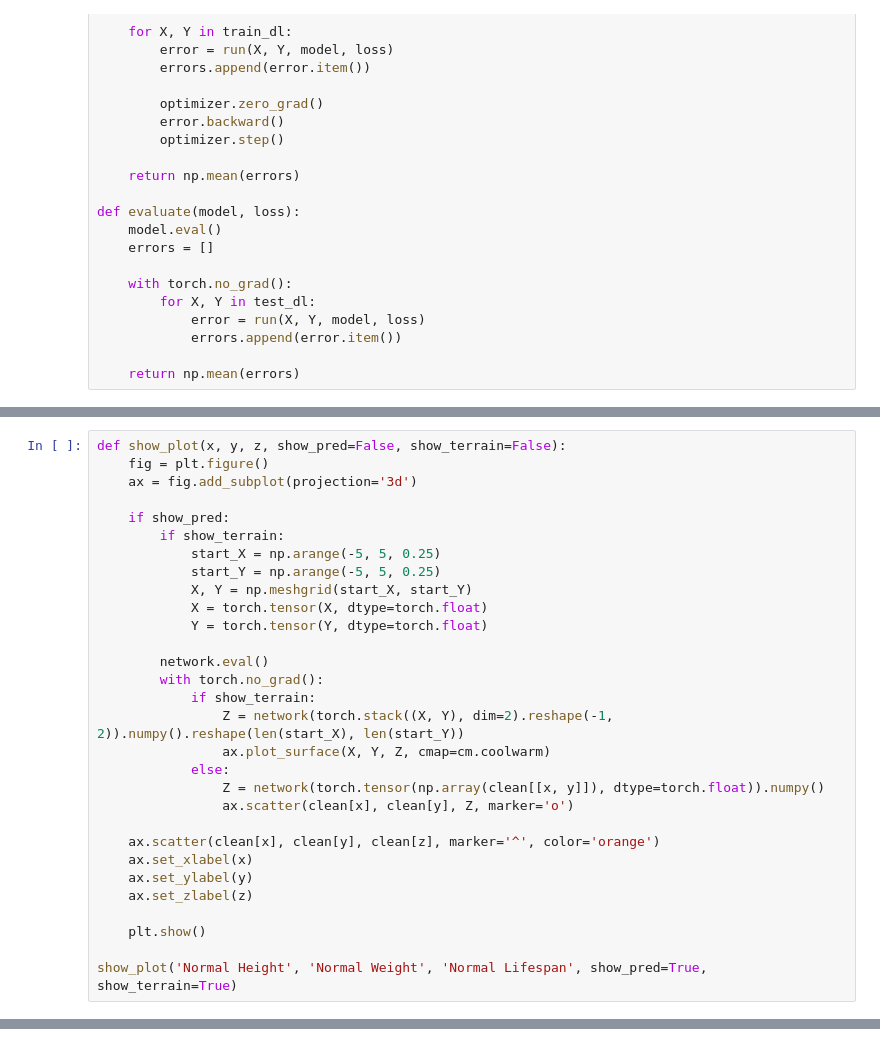
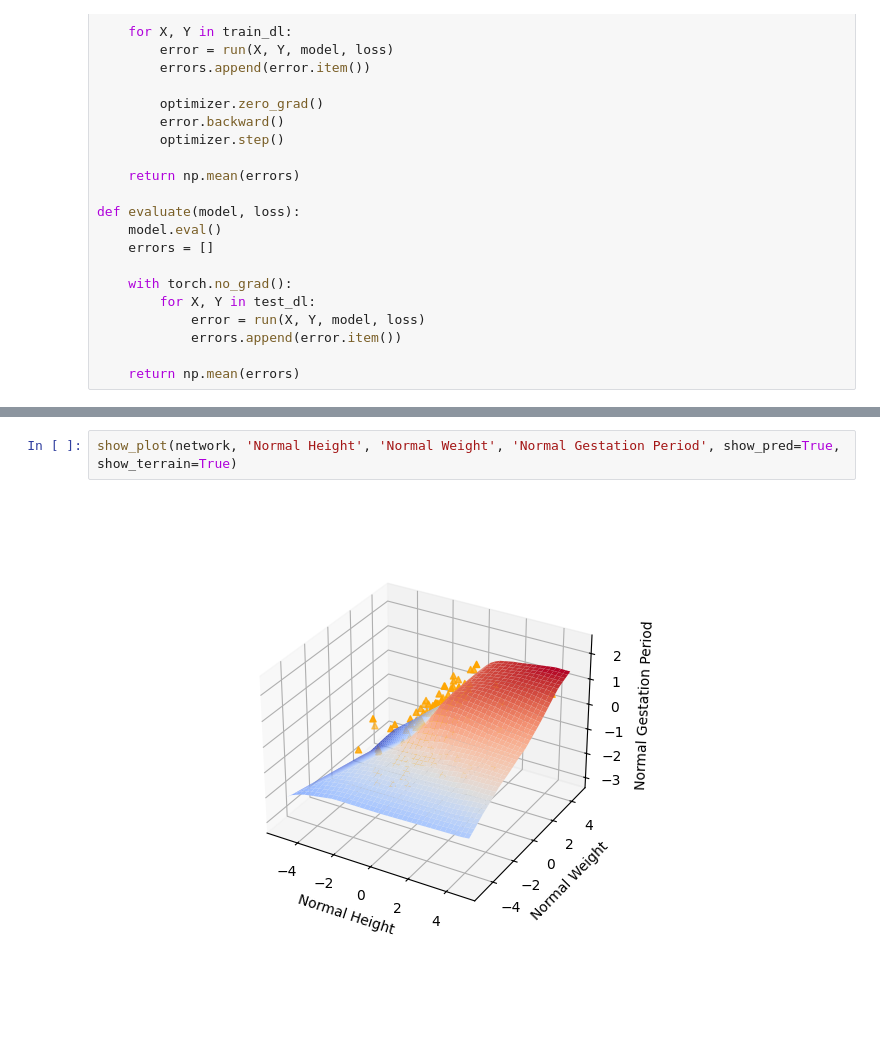
Before and after one commit to Giraff-o-titans/Giraff-o-titans-Datahacks, a Jupyter notebook: ML.ipynb, the cells around one changed output, grey strips where cells are left out. Saved outputs shown, nothing was run; the diff lists cells and outputs as text; blank space fills up the shorter version.

```diff
--- a/ML.ipynb
+++ b/ML.ipynb
@@ -183,30 +236,0 @@ network = Train(epochs=100)
-# %%
-def show_plot(x, y, z, show_pred=False, show_terrain=False):
-    fig = plt.figure()
-    ax = fig.add_subplot(projection='3d')
-
-    if show_pred:
-        if show_terrain:
-            start_X = np.arange(-5, 5, 0.25)
-            start_Y = np.arange(-5, 5, 0.25)
-            X, Y = np.meshgrid(start_X, start_Y)
-            X = torch.tensor(X, dtype=torch.float)
-            Y = torch.tensor(Y, dtype=torch.float)
-
-        network.eval()
-        with torch.no_grad():
-            if show_terrain:
-                Z = network(torch.stack((X, Y), dim=2).reshape(-1, 2)).numpy().reshape(len(start_X), len(start_Y))
-                ax.plot_surface(X, Y, Z, cmap=cm.coolwarm)
-            else:
-                Z = network(torch.tensor(np.array(clean[[x, y]]), dtype=torch.float)).numpy()
-                ax.scatter(clean[x], clean[y], Z, marker='o')
-
-    ax.scatter(clean[x], clean[y], clean[z], marker='^', color='orange')
-    ax.set_xlabel(x)
-    ax.set_ylabel(y)
-    ax.set_zlabel(z)
-
-    plt.show()
-
-show_plot('Normal Height', 'Normal Weight', 'Normal Lifespan', show_pred=True, show_terrain=True)
@@ -214,0 +237,4 @@ show_plot('Normal Height', 'Normal Weight', 'Normal Lifespan', show_pred=True, s
+# %%
+show_plot(network, 'Normal Height', 'Normal Weight', 'Normal Gestation Period', show_pred=True, show_terrain=True)
+# %% [output]
+[figure, added]
```
Also changed, not shown: parts of 15 cells of this notebook.
